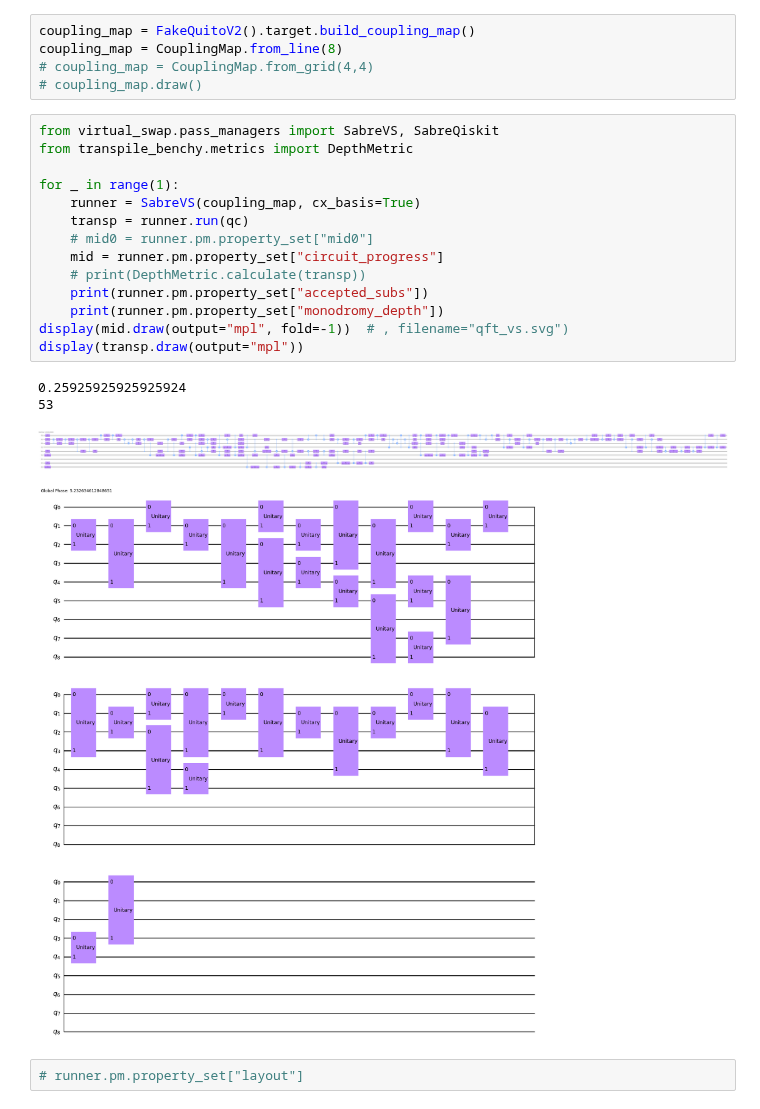
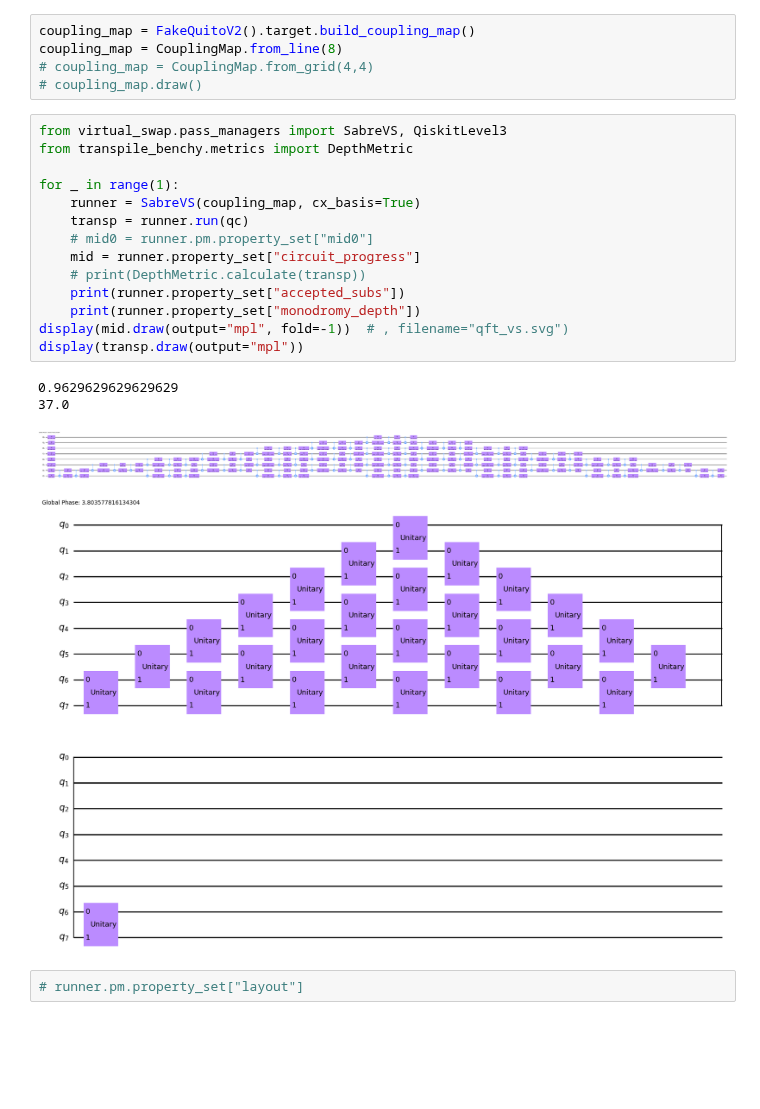
Before and after one commit to Pitt-JonesLab/mirror-gates, a Jupyter notebook: src/notebooks/debug_bench.ipynb, the cells around one changed output. Drawn from its saved outputs; the diff is of its cells as text; blank space fills up the shorter version.

```diff
--- a/src/notebooks/debug_bench.ipynb
+++ b/src/notebooks/debug_bench.ipynb
@@ -75,24 +75,24 @@ coupling_map = CouplingMap.from_line(8)
 # coupling_map = CouplingMap.from_grid(4,4)
 # coupling_map.draw()
 # %%
-from virtual_swap.pass_managers import SabreVS, SabreQiskit
+from virtual_swap.pass_managers import SabreVS, QiskitLevel3
 from transpile_benchy.metrics import DepthMetric
 
 for _ in range(1):
     runner = SabreVS(coupling_map, cx_basis=True)
     transp = runner.run(qc)
     # mid0 = runner.pm.property_set["mid0"]
-    mid = runner.pm.property_set["circuit_progress"]
+    mid = runner.property_set["circuit_progress"]
     # print(DepthMetric.calculate(transp))
-    print(runner.pm.property_set["accepted_subs"])
-    print(runner.pm.property_set["monodromy_depth"])
+    print(runner.property_set["accepted_subs"])
+    print(runner.property_set["monodromy_depth"])
 display(mid.draw(output="mpl", fold=-1))  # , filename="qft_vs.svg")
 display(transp.draw(output="mpl"))
 # %% [output]
-0.25925925925925924
-53
+0.9629629629629629
+37.0
-[figure, old version]
+[figure, new version]
-[figure, old version]
+[figure, new version]
 # %%
 # runner.pm.property_set["layout"]
 # %%
```
Also changed, not shown: parts of 1 cell of this notebook, 4 other files.
